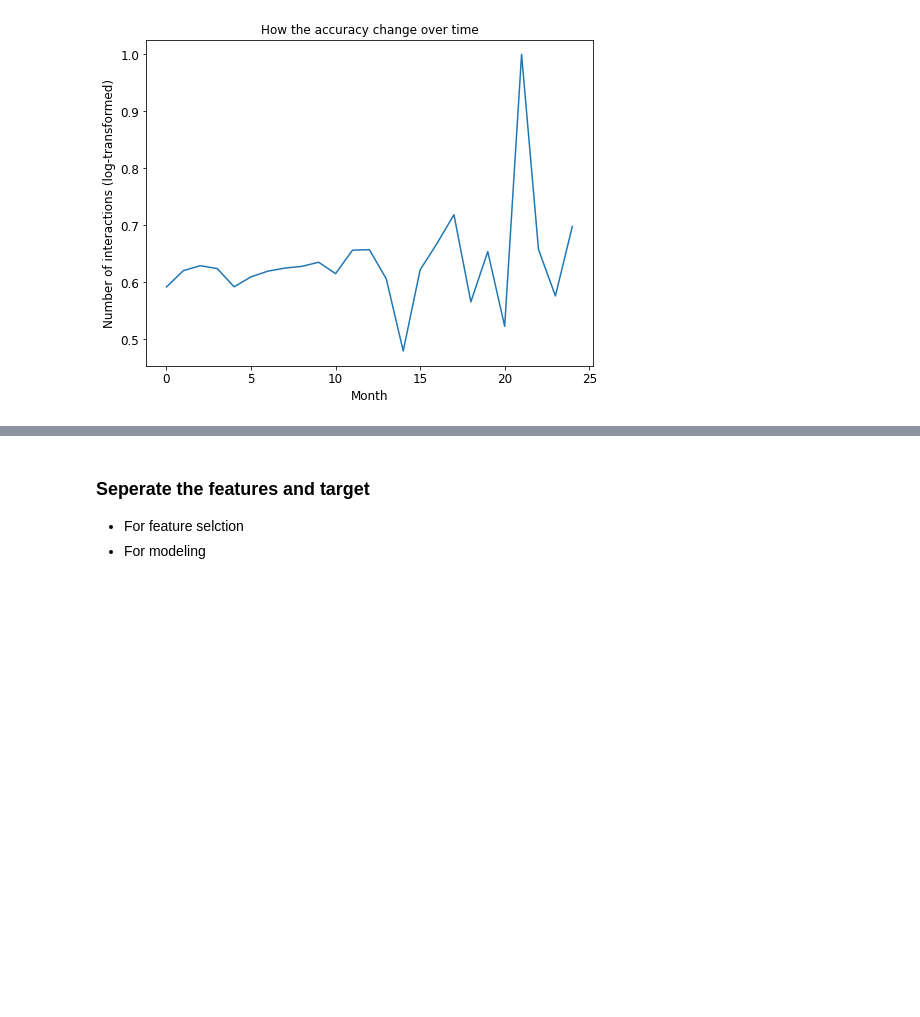
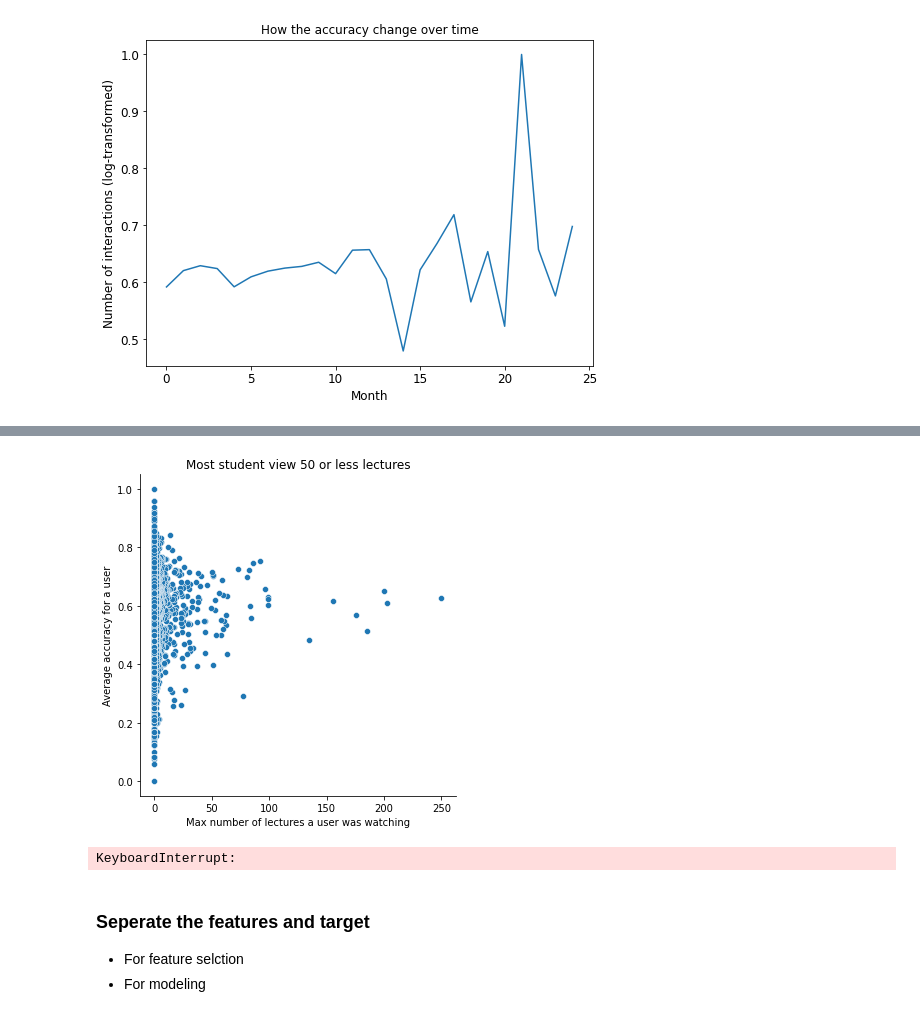
Before and after one commit to Riiid-Team/AI-Learning, a Jupyter notebook: MVP-Shi.ipynb, the cells around one changed output, grey strips where cells are left out. Drawn from its saved outputs; the diff is of its cells as text; code cells hidden in the pictures; blank space fills up the shorter version.

```diff
--- a/MVP-Shi.ipynb
+++ b/MVP-Shi.ipynb
@@ -1635,0 +1553,12 @@ plt.show()
+# %%
+# Find the how many lectures in total a user has watched
+user_lectures = train.groupby('user_id').user_lectures_running_total.max().sort_values(ascending=False)
+
+# Convert it to dataframe
+user_lectures = pd.DataFrame(user_lectures)
+
+# Give the column an self-explanatory name
+user_lectures.rename(columns={'user_lectures_running_total': 'total_lectures_user_watched'}, inplace=True)
+
+# Double check if the column is successfully created
+user_lectures.head()
@@ -1635,0 +1573,5 @@ plt.show()
+# %%
+# Compute the average accuracy of a user when answering question
+
+user_acc_mean = train.groupby('user_id').user_acc_mean.mean().sort_values(ascending=False)
+user_acc_mean.head()
@@ -1635,0 +1586,5 @@ plt.show()
+# %%
+# Join the two dataframes
+
+user_lectures_accu = user_lectures.merge(user_acc_mean, how='left', on="user_id")
+user_lectures_accu.head()
@@ -1636,3 +1599,33 @@ plt.show()
+# %%
+# Plot the average accuracy of a user again the lectures the user has watched in total
+
+sns.relplot(data=user_lectures_accu, x='total_lectures_user_watched', y='user_acc_mean')
+plt.title("Most student view 50 or less lectures")
+plt.xlabel("Max number of lectures a user was watching")
+plt.ylabel("Average accuracy for a user")
+plt.show()
+# %% [output]
+[figure, added]
+# %%
+# Compute the users' cumulative accuracy over time
+
+# Generate the all the unique user ids in the train dataset
+user_ids = train.user_id.unique()
+
+# Create an empty dataset to hold the values of cumulative accuracy
+data = pd.DataFrame(columns = ['cum_accuracy'])
+
+# For loop through all the users to compute their cumulative accuracy over time
+for user in tqdm(user_ids):
+    mask = train.user_id == user
+    df = train[mask]
+    n = df.shape[0]
+    user_cumacc = pd.DataFrame(df.answered_correctly.cumsum())
+    user_cumacc['num_question'] = range(1, n+1)
+    user_cumacc['cum_accuracy'] = user_cumacc.answered_correctly/user_cumacc.num_question
+    data = data.append(user_cumacc['cum_accuracy'])
+# %% [output]
+KeyboardInterrupt:
 # %% [markdown]
 ### Seperate the features and target
 - For feature selction
```
Also changed, not shown: parts of 33 cells of this notebook.
